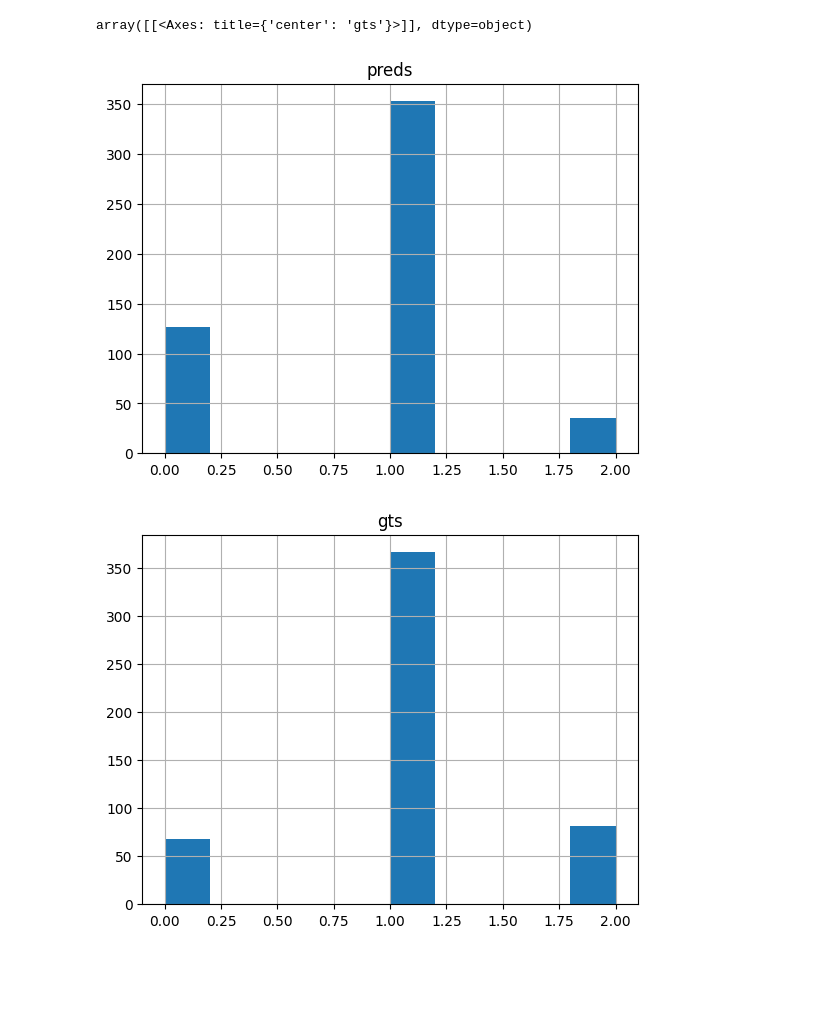
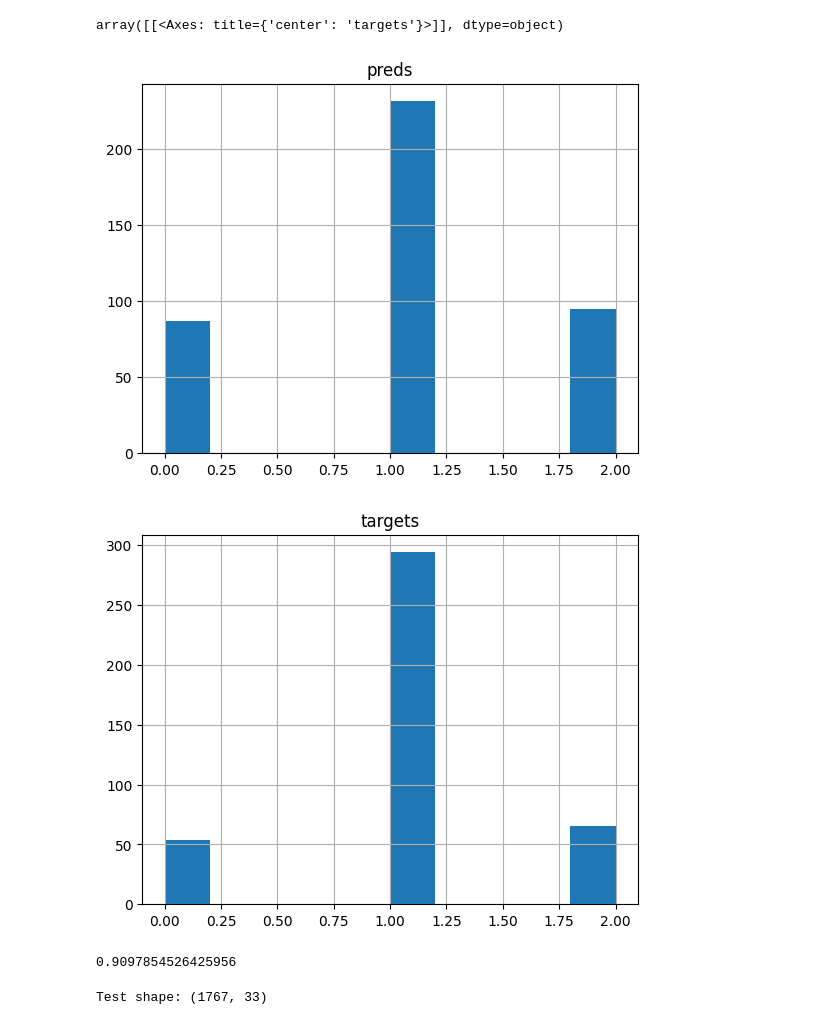
Before and after one commit to ksiemionek/neural-networks-projects, a Jupyter notebook: project-2/project.ipynb, the cells around one changed output. Saved outputs shown, nothing was run; the diff lists cells and outputs as text; code cells hidden in the pictures; blank space fills up the shorter version.

Commit message:
modify training to improve accuracy, add final eval and preds

```diff
--- a/project-2/project.ipynb
+++ b/project-2/project.ipynb
@@ -45,9 +54,11 @@ train_dataset = data.TensorDataset(torch.from_numpy(train.astype(float).values).
 val_dataset = data.TensorDataset(torch.from_numpy(val.astype(float).values).float(), torch.from_numpy(y_val.values.astype(int)))
 test_dataset = data.TensorDataset(torch.from_numpy(test.astype(float).values).float(), torch.from_numpy(y_test.values.astype(int)))
 # %%
-train_dataloader = data.DataLoader(train_dataset, batch_size=64, shuffle=True)
-val_dataloader = data.DataLoader(val_dataset, batch_size=64, shuffle=False)
-test_dataloader = data.DataLoader(test_dataset, batch_size=64, shuffle=False, drop_last=False)
+batch_size = 64
+
+train_dataloader = data.DataLoader(train_dataset, batch_size=batch_size, shuffle=True)
+val_dataloader = data.DataLoader(val_dataset, batch_size=batch_size, shuffle=False)
+test_dataloader = data.DataLoader(test_dataset, batch_size=batch_size, shuffle=False, drop_last=False)
 
 loaders = {
     'train': train_dataloader,
@@ -94,5 +105,5 @@ class_counts = np.bincount(y_train.values.astype(int))
 weights = torch.FloatTensor(1.0 / class_counts).to(device)
 criterion = nn.CrossEntropyLoss(weight=weights)
 
-optimizer = optim.AdamW(model.parameters(), lr=0.0001)
+optimizer = optim.AdamW(model.parameters(), lr=1e-4, weight_decay=1e-4)
 # %%
@@ -134,3 +176,3 @@ def training(model, loaders, criterion, optimizer, epochs):
 # %%
-training(model, loaders, criterion, optimizer, 100)
+training(model, loaders, criterion, optimizer, 75, True)
 # %% [output]
@@ -149,20 +191,22 @@ Epoch: 6/100, Loss: 0.5430266261100769, Accuracy: 0.7655038833618164
 ... (88 outputs left out)
+# %%
+model.eval()
+preds_l, targets_l = [], []
+
+for X_batch, target in test_dataloader:
+    X_batch, target = X_batch.to(device), target.to(device)
+
+    with torch.inference_mode():
+        preds = model(X_batch)
+        preds_l.extend(preds.cpu().numpy())
+        targets_l.extend(target.cpu().numpy())
+
+preds = np.argmax(np.array(preds_l), axis=1)
+targets = np.array(targets_l)
 # %%
-model.eval()
-preds = []
-gts = []
-for x, labels in test_dataloader:
-    x, labels = x.to(device), labels.to(device)
-    output = model(x)
-    pred = output>0
-    preds.append(pred.cpu().detach().numpy())
-    gts.append(labels.cpu().detach().numpy())
-preds = np.argmax(np.concatenate(preds), axis=1)
-gts = np.concatenate(gts)
-
 pd.DataFrame(preds, columns=["preds"]).astype(int).hist()
-pd.DataFrame(gts.squeeze(), columns=["gts"]).astype(int).hist()
+pd.DataFrame(targets.squeeze(), columns=["targets"]).astype(int).hist()
 # %% [output]
-array([[<Axes: title={'center': 'gts'}>]], dtype=object)
+array([[<Axes: title={'center': 'targets'}>]], dtype=object)
-[figure, old version]
+[figure, new version]
-[figure, old version]
+[figure, new version]
@@ -168,0 +220,18 @@ array([[<Axes: title={'center': 'gts'}>]], dtype=object)
+# %%
+print(calc_accuracy(pd.Series(preds), pd.Series(targets)))
+# %% [output]
+0.9097854526425956
+# %%
+test_data = pd.read_csv('test_data.csv')
+test = pd.get_dummies(test_data)
+print(f"Test shape: {test.shape}")
+
+X_test = torch.from_numpy(test.astype(float).values).float().to(device)
+model.eval()
+with torch.inference_mode():
+    preds = model(X_test)
+    preds = torch.argmax(preds, dim=1).cpu().numpy()
+
+pd.DataFrame(preds).to_csv('pred.csv', index=False, header=False)
+# %% [output]
+Test shape: (1767, 33)
```
Also changed, not shown: parts of 8 cells of this notebook, 1 other file.
